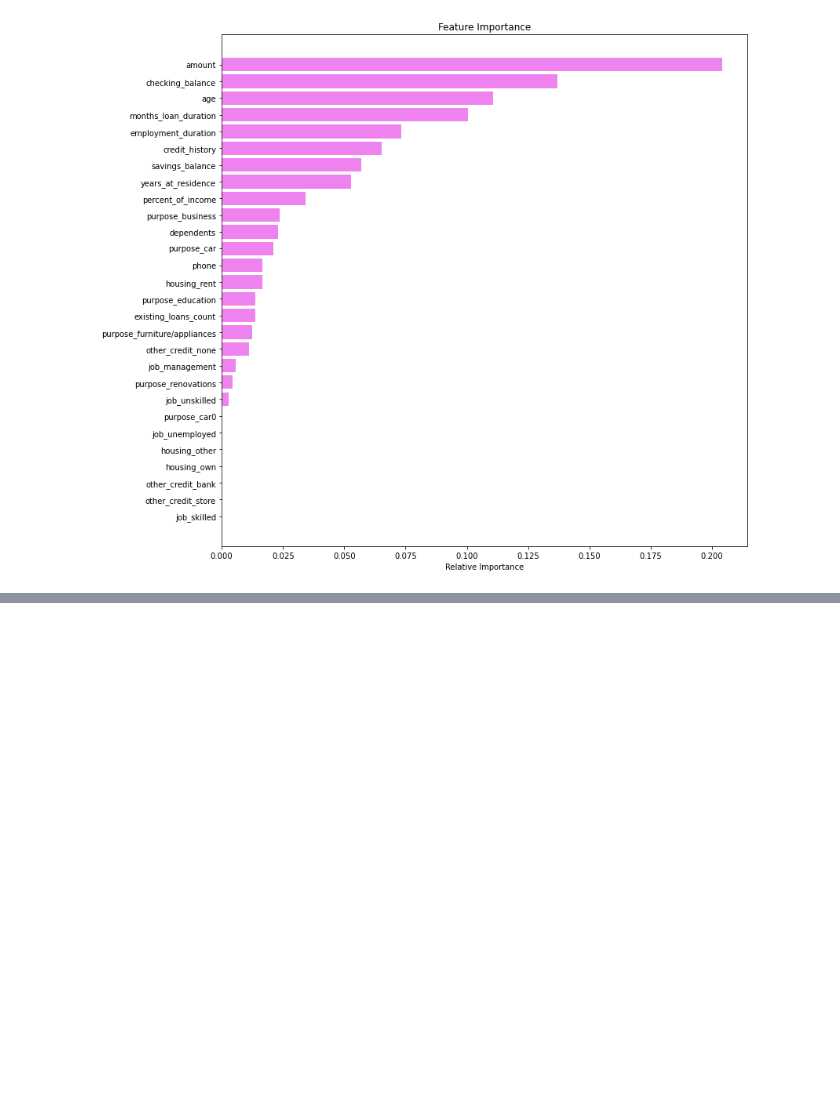
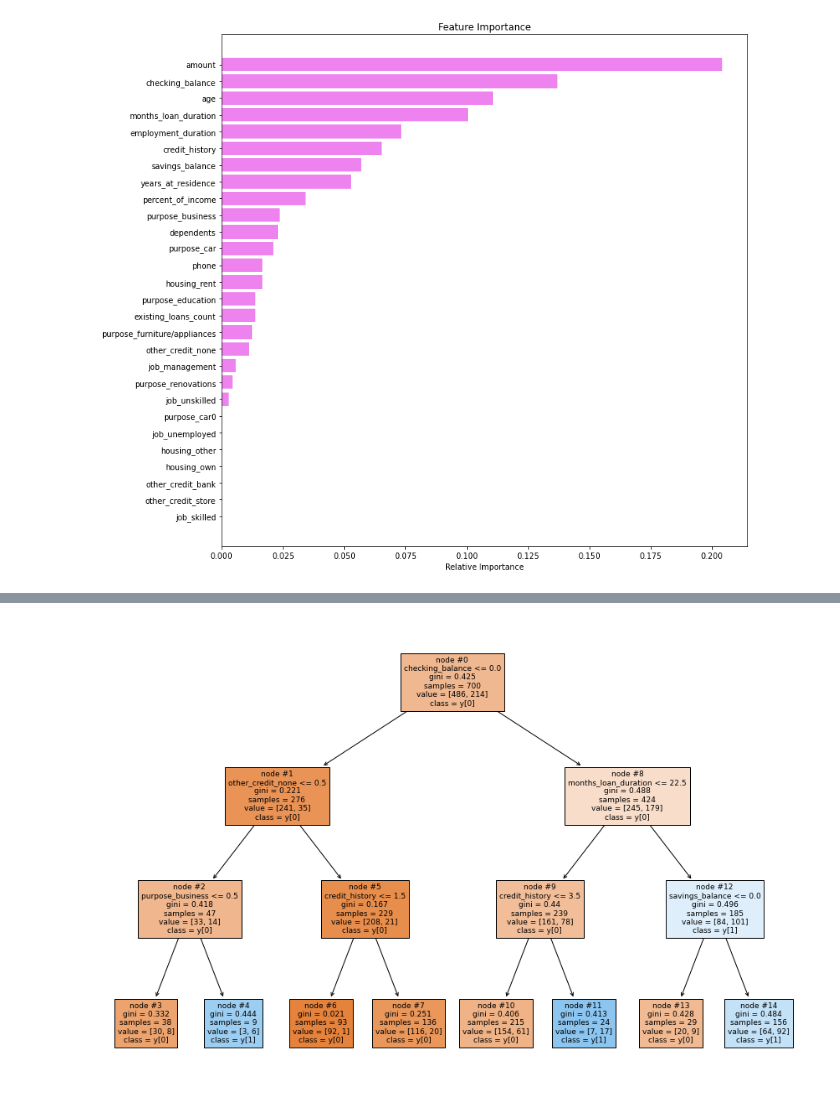
Before and after one commit to lavmot-ms/PG-AIML, a Jupyter notebook: prework/Decision Trees.ipynb, the cells around one changed output, grey strips where cells are left out. Cells and saved outputs as stored; diff of their text form; code cells hidden in the pictures; blank space fills up the shorter version.

```diff
--- a/prework/Decision Trees.ipynb
+++ b/prework/Decision Trees.ipynb
@@ -210,9 +210,12 @@ print(feature_names)
 # %% [output]
 ['checking_balance', 'months_loan_duration', 'credit_history', 'amount', 'savings_balance', 'employment_duration', 'percent_of_income', 'years_at_residence', 'age', 'existing_loans_count', 'dependents ...
 # %%
-plt.figure(figsize=(20,30))
-tree.plot_tree(dTree, feature_names=feature_names, filled=True, fontsize=9, node_ids=True, class_names=True)
-plt.show()
+def PlotTree(model, size = [20, 30]):
+    plt.figure(figsize=(size[0],size[1]))
+    tree.plot_tree(model, feature_names=feature_names, filled=True, fontsize=9, node_ids=True, class_names=True)
+    plt.show()
+
+PlotTree(dTree)
 # %% [output]
 [figure]
 # %%
@@ -277,0 +306,4 @@ plt.show()
+# %%
+PlotTree(dTree1, [15, 10])
+# %% [output]
+[figure, added]
```
Also changed, not shown: parts of 7 cells of this notebook, 1 other file.
